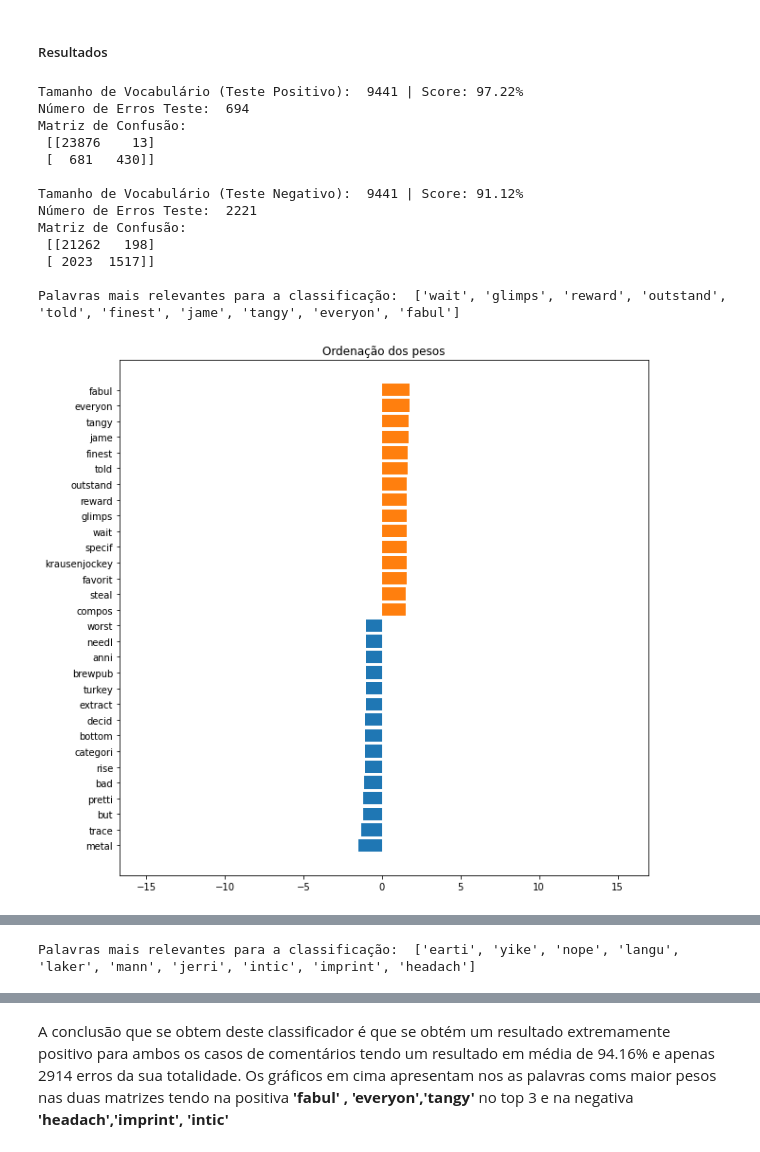
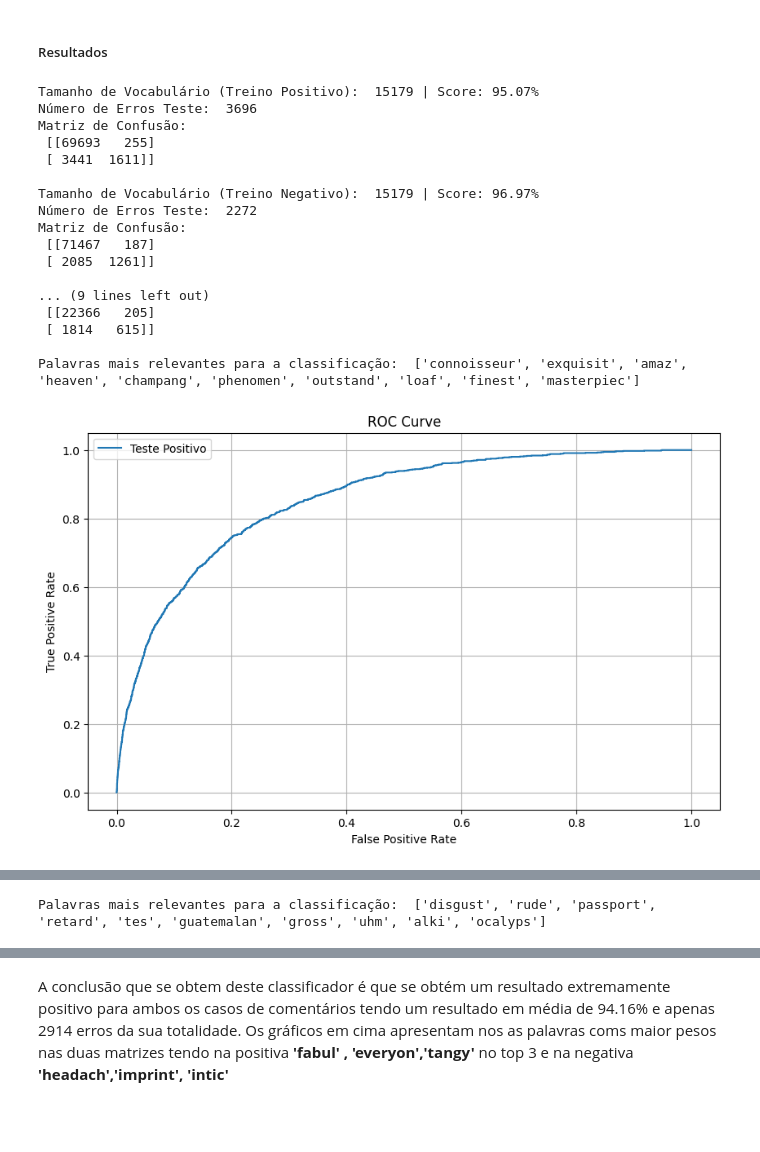
Before and after one commit to DuarteGoncalves04/aa-repo, a Jupyter notebook: Projeto/A46484.ipynb, the cells around one changed output, grey strips where cells are left out. Saved outputs shown, nothing was run; the diff lists cells and outputs as text; code cells hidden in the pictures; blank space fills up the shorter version.

```diff
--- a/Projeto/A46484.ipynb
+++ b/Projeto/A46484.ipynb
@@ -465,6 +462,16 @@ def Results(tokens,svm,X,overallB,type):
     print('Número de Erros Teste: ', np.sum(overallB != svm.predict(X)))
     print("Matriz de Confusão: \n", confusion_matrix(overallB, svm.predict(X)),"\n")
 
+def RocCurve(svm,X,overallB,type):
+    fpr, tpr, thresholds = roc_curve(overallB, svm.decision_function(X))
+    plt.figure(figsize=(10, 6))
+    plt.plot(fpr, tpr, label=type)
+    plt.xlabel('False Positive Rate')
+    plt.ylabel('True Positive Rate')
+    plt.title('ROC Curve')
+    plt.legend()
+    plt.grid()
+
 
 def Vocabulary(svm):
     w = svm.coef_.squeeze()
@@ -523,8 +530,8 @@ def dataBin_reformed(data):
 Docs_train, overall_train,_,_ = DeconstructDict(loadFile('Dados/rateBeer75Ktrain'))
 Docs_test, overall_test,_,_ = DeconstructDict(loadFile('Dados/rateBeer25Ktest'))
 
-overallB_train_pos, overallB_train_neg = dataBin_reformed(overall_train)[0], dataBin_reformed(overall_train)[1]
-overallB_test_pos, overallB_test_neg = dataBin_reformed(overall_test)[0], dataBin_reformed(overall_test)[1]
+overallB_train_pos, overallB_train_neg = dataBin_reformed(overall_train)
+overallB_test_pos, overallB_test_neg = dataBin_reformed(overall_test)
 
 Docs_train_cleaned = textCleaning(Docs_train)
 Docs_test_cleaned = textCleaning(Docs_test)
@@ -582,33 +589,43 @@ Para os casos negativos, podemos observar no gráfico acima que os melhores par
 # %% [markdown]
 ##### Treino do Classificador
 # %%
-def SVM_Classifier(X,overallB_test, p, c, filepath):
-    svm = LinearSVC(dual=False, penalty=p, C=c, max_iter=5000, tol=1e-2).fit(X, overallB_test)
+def SVM_Classifier(X_train,y_train, p, c, filepath):
+    svm = LinearSVC(dual=False, penalty=p, C=c, max_iter=5000, tol=1e-2).fit(X_train,y_train)
     saveFile("Dados/"+filepath, svm)
 
-SVM_Classifier(X2,overallB_test_pos, 'l2', 1, 'bin/svm/modeloLinearSVC_test_pos')
-SVM_Classifier(X2,overallB_test_neg, 'l1', 1, 'bin/svm/modeloLinearSVC_test_neg')
+SVM_Classifier(X1,overallB_train_pos, 'l2', 1, 'bin/svm/modeloLinearSVC_train_pos')
+SVM_Classifier(X1,overallB_train_neg, 'l1', 1, 'bin/svm/modeloLinearSVC_train_neg')
+svm_ts_pos = loadFile("Dados/bin/svm/modeloLinearSVC_train_pos")
+svm_ts_neg = loadFile("Dados/bin/svm/modeloLinearSVC_train_neg")
 # %% [markdown]
 ##### Resultados
 # %%
-svm_ts_pos = loadFile("Dados/bin/svm/modeloLinearSVC_test_pos")
-svm_ts_neg = loadFile("Dados/bin/svm/modeloLinearSVC_test_neg")
+Results(tokens_train,svm_ts_pos,X1,overallB_train_pos,"Treino Positivo")
+Results(tokens_train,svm_ts_neg,X1,overallB_train_neg,"Treino Negativo")
 Results(tokens_test,svm_ts_pos,X2,overallB_test_pos,"Teste Positivo")
 Results(tokens_test,svm_ts_neg,X2,overallB_test_neg,"Teste Negativo")
+
+RocCurve(svm_ts_pos,X2,overallB_test_pos,"Teste Positivo")
+RocCurve(svm_ts_neg,X2,overallB_test_neg,"Teste Negativo")
+
 Vocabulary(svm_ts_pos)
 Vocabulary(svm_ts_neg)
 # %% [output]
-Tamanho de Vocabulário (Teste Positivo):  9441 | Score: 97.22%
-Número de Erros Teste:  694
+Tamanho de Vocabulário (Treino Positivo):  15179 | Score: 95.07%
+Número de Erros Teste:  3696
 Matriz de Confusão:
- [[23876    13]
- [  681   430]]
+ [[69693   255]
+ [ 3441  1611]]
 
-Tamanho de Vocabulário (Teste Negativo):  9441 | Score: 91.12%
-Número de Erros Teste:  2221
+Tamanho de Vocabulário (Treino Negativo):  15179 | Score: 96.97%
+Número de Erros Teste:  2272
 Matriz de Confusão:
- [[21262   198]
- [ 2023  1517]]
+ [[71467   187]
+ [ 2085  1261]]
 
-Palavras mais relevantes para a classificação:  ['wait', 'glimps', 'reward', 'outstand', 'told', 'finest', 'jame', 'tangy', 'everyon', 'fabul']
+... (9 lines left out)
+ [[22366   205]
+ [ 1814   615]]
+
+Palavras mais relevantes para a classificação:  ['connoisseur', 'exquisit', 'amaz', 'heaven', 'champang', 'phenomen', 'outstand', 'loaf', 'finest', 'masterpiec']
-[figure, old version]
+[figure, new version]
@@ -615 +634 @@ Palavras mais relevantes para a classificação:  ['wait', 'glimps', 'reward', '
-Palavras mais relevantes para a classificação:  ['earti', 'yike', 'nope', 'langu', 'laker', 'mann', 'jerri', 'intic', 'imprint', 'headach']
+Palavras mais relevantes para a classificação:  ['disgust', 'rude', 'passport', 'retard', 'tes', 'guatemalan', 'gross', 'uhm', 'alki', 'ocalyps']
```
Also changed, not shown: parts of 39 cells of this notebook, 19 other files.
